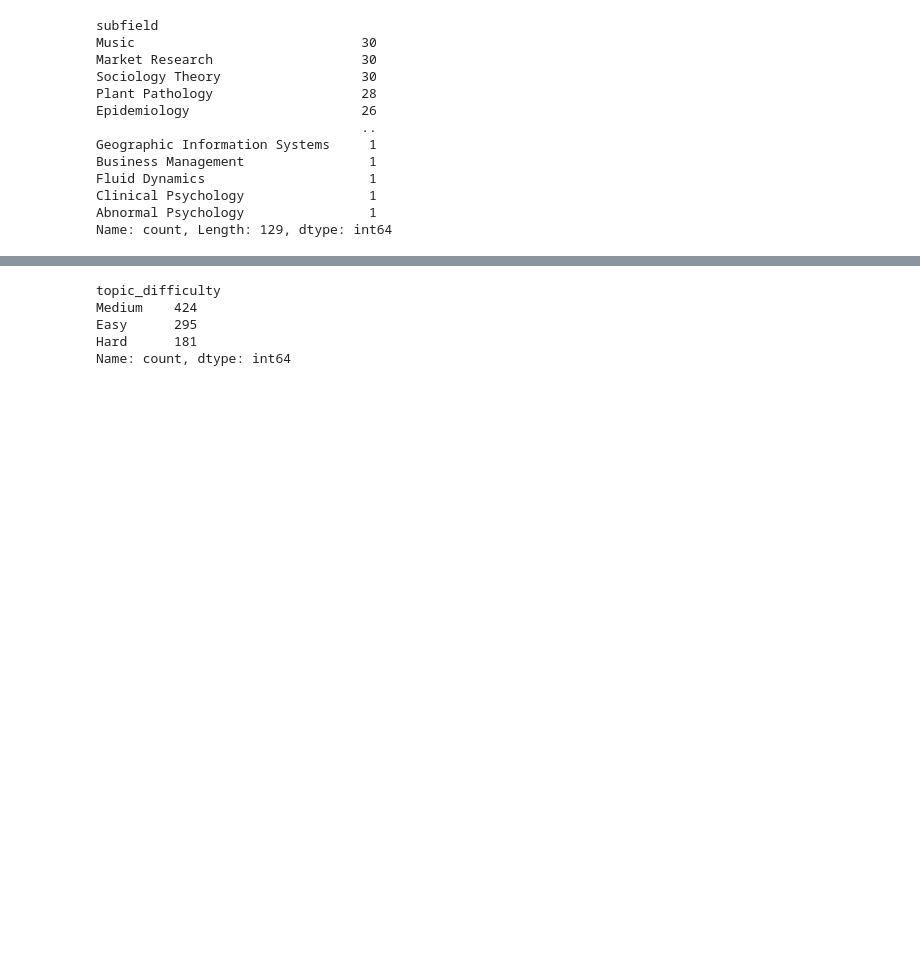
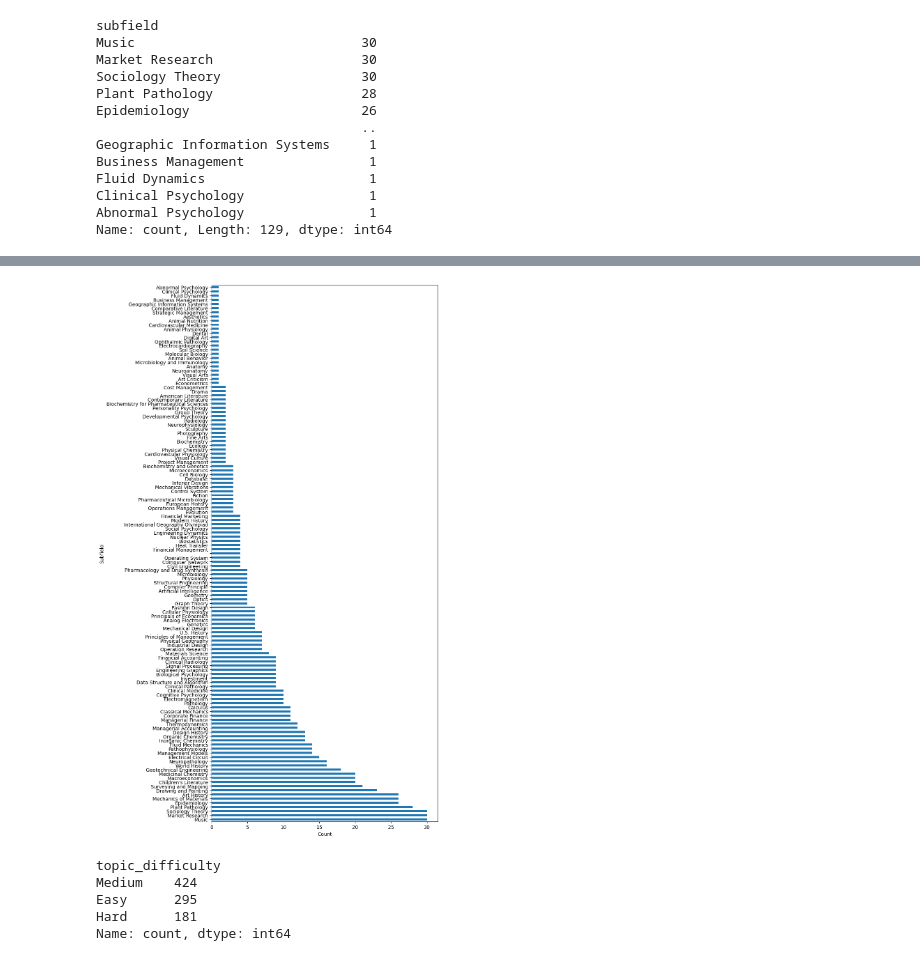
Before and after one commit to vision-x-nyu/test-set-training, a Jupyter notebook: notebooks/mmmu.ipynb, the cells around one changed output, grey strips where cells are left out. Saved outputs shown, nothing was run; the diff lists cells and outputs as text; code cells hidden in the pictures; blank space fills up the shorter version.

```diff
--- a/notebooks/mmmu.ipynb
+++ b/notebooks/mmmu.ipynb
@@ -68,3 +90,20 @@ Name: count, Length: 129, dtype: int64
+# %%
+# plot the count of subfields horizontally, with a large enough figure to show all labels
+import pandas as pd
+import matplotlib.pyplot as plt
+
+subfield_counts = df.subfield.value_counts()
+n_subfields = len(subfield_counts)
+fig_height = max(6, n_subfields * 0.125)  # scale height to number of subfields
+
+plt.figure(figsize=(10, fig_height))
+subfield_counts.plot(kind="barh")
+plt.xlabel("Count")
+plt.ylabel("Subfield")
+plt.tight_layout()
+plt.show()
+# %% [output]
+[figure, added]
 # %%
 df.topic_difficulty.value_counts()
 # %% [output]
```
Also changed, not shown: parts of 12 cells of this notebook, 3 other files.
